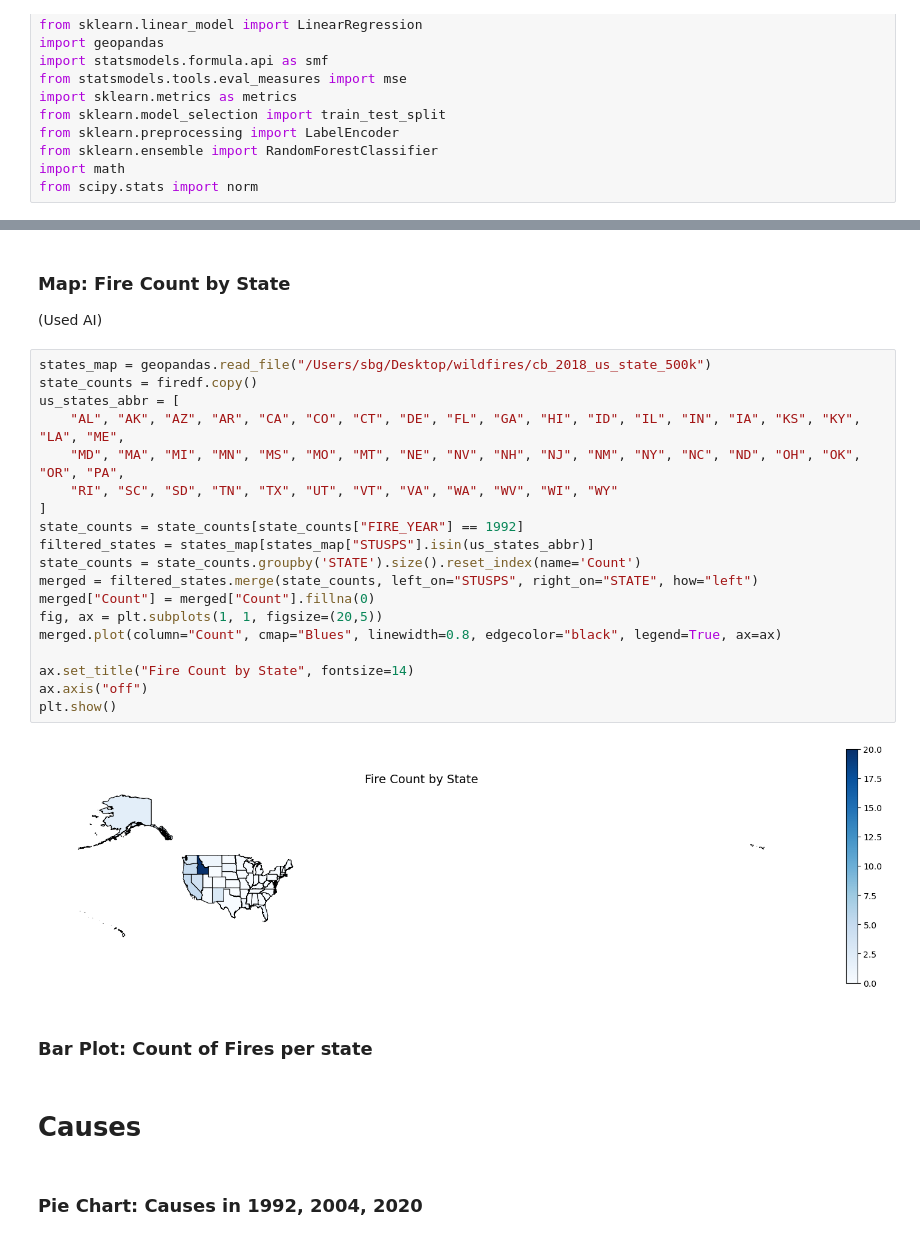
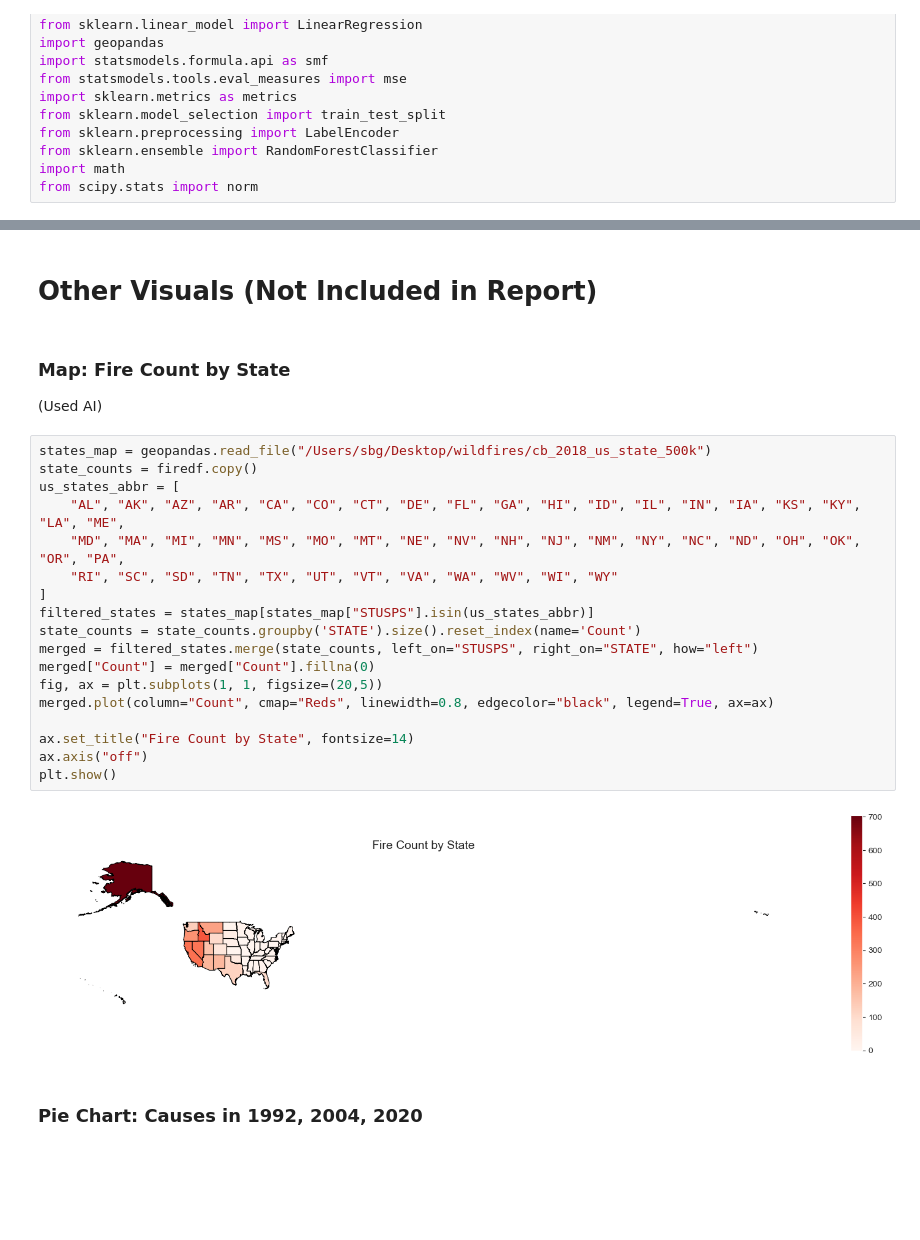
Before and after one commit to sydneybess7127/ista511-fires, a Jupyter notebook: wild_large.ipynb, the cells around one changed output, grey strips where cells are left out. Drawn from its saved outputs; the diff is of its cells as text; blank space fills up the shorter version.

```diff
--- a/wild_large.ipynb
+++ b/wild_large.ipynb
@@ -121,3 +211,5 @@ plt.legend(title="Region")
+# %% [markdown]
+# Other Visuals (Not Included in Report)
 # %% [markdown]
 ### Map: Fire Count by State
 
@@ -125,28 +217,23 @@ plt.legend(title="Region")
 # %%
 states_map = geopandas.read_file("/Users/sbg/Desktop/wildfires/cb_2018_us_state_500k")
 state_counts = firedf.copy()
 us_states_abbr = [
     "AL", "AK", "AZ", "AR", "CA", "CO", "CT", "DE", "FL", "GA", "HI", "ID", "IL", "IN", "IA", "KS", "KY", "LA", "ME",
     "MD", "MA", "MI", "MN", "MS", "MO", "MT", "NE", "NV", "NH", "NJ", "NM", "NY", "NC", "ND", "OH", "OK", "OR", "PA",
     "RI", "SC", "SD", "TN", "TX", "UT", "VT", "VA", "WA", "WV", "WI", "WY"
 ]
-state_counts = state_counts[state_counts["FIRE_YEAR"] == 1992]
 filtered_states = states_map[states_map["STUSPS"].isin(us_states_abbr)]
 state_counts = state_counts.groupby('STATE').size().reset_index(name='Count')
 merged = filtered_states.merge(state_counts, left_on="STUSPS", right_on="STATE", how="left")
 merged["Count"] = merged["Count"].fillna(0)
 fig, ax = plt.subplots(1, 1, figsize=(20,5))
-merged.plot(column="Count", cmap="Blues", linewidth=0.8, edgecolor="black", legend=True, ax=ax)
+merged.plot(column="Count", cmap="Reds", linewidth=0.8, edgecolor="black", legend=True, ax=ax)
 
 ax.set_title("Fire Count by State", fontsize=14)
 ax.axis("off")
 plt.show()
 # %% [output]
-[figure, old version]
+[figure, new version]
-# %% [markdown]
-### Bar Plot: Count of Fires per state
-# %% [markdown]
-# Causes
 # %% [markdown]
 ### Pie Chart: Causes in 1992, 2004, 2020
 # %%
```
Also changed, not shown: parts of 36 cells of this notebook, 1 other file.
